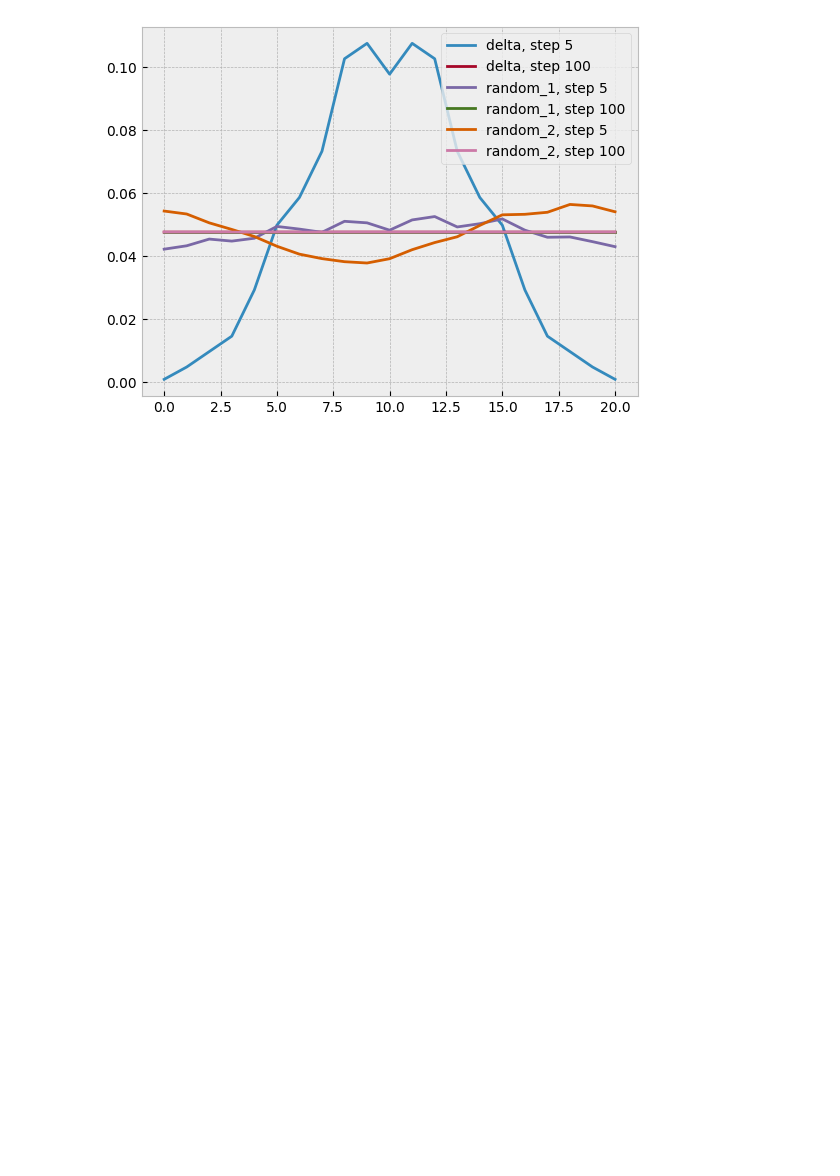
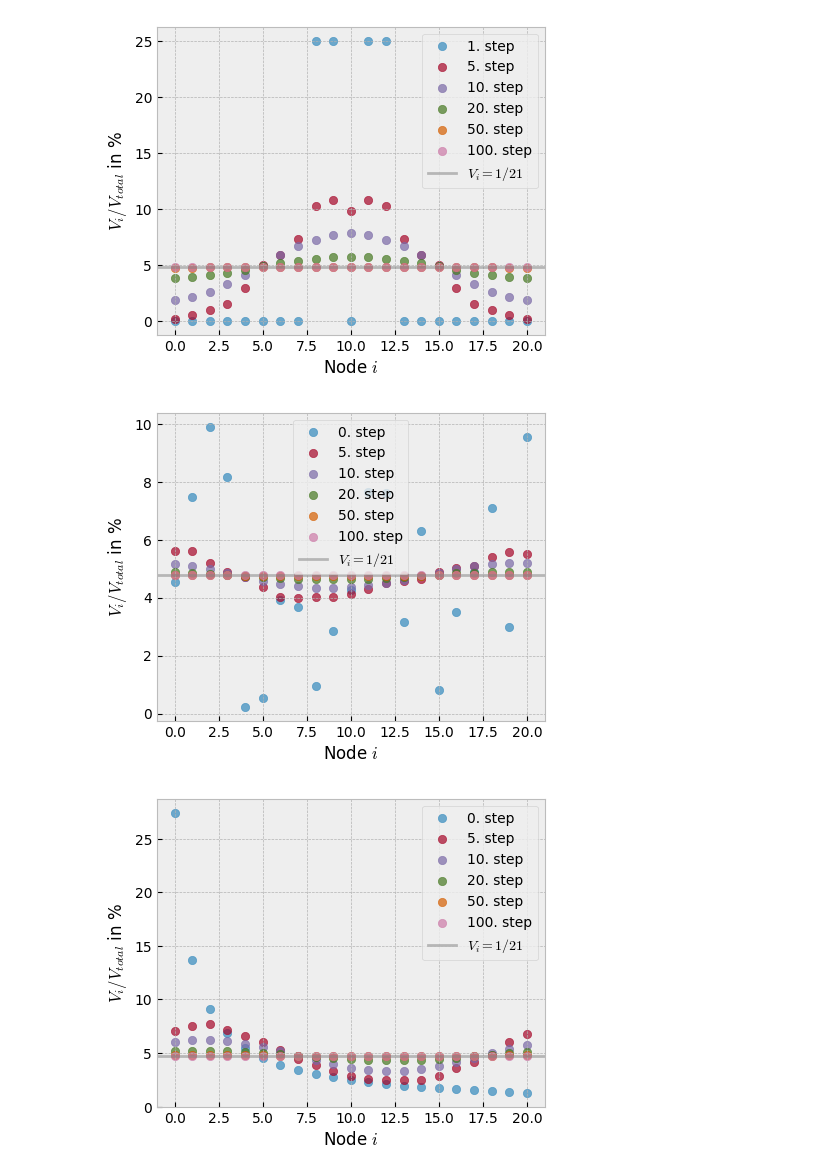
Before and after one commit to leonardlux/comp_phy_exam, a Jupyter notebook: problem_2/task_d.ipynb, the cells around one changed output. Cells and saved outputs as stored; diff of their text form; code cells hidden in the pictures; blank space fills up the shorter version.

```diff
--- a/problem_2/task_d.ipynb
+++ b/problem_2/task_d.ipynb
@@ -29,14 +32,31 @@ time_devs = {}
 
 for name, inital_state in inital_states.items():
     time_devs[name] = simulate(t_matrix,inital_state,steps)
-# %%
-i_start = 5
-i_end = 100
-for name, time_dev in time_devs.items():
-    plt.plot(time_dev[i_start],label=f"{name}, step {i_start}")
-    plt.plot(time_dev[i_end],label=f"{name}, step {i_end}")
-
-plt.legend()
-plt.show()
-# %% [output]
-[figure, removed]
+# %%
+def plot(time_development,filename,index=[0,5,10,20,50,100]):
+    x = list(range(nodes))
+    plt.figure(figsize=(5,4))
+    norm = np.sum(time_development[0])
+    for i in index:
+        plt.scatter(x,time_development[i]/norm*100,label=f"{i}. step",alpha=0.7)
+
+    plt.xlabel("Node $i$")
+    plt.ylabel("$V_i/V_{total} $ in %")
+    plt.axhline(100/21,label="$V_i= 1/21$",color="grey",alpha=0.5)
+    plt.legend()
+    plt.savefig(f"images/{filename}.pdf")
+# %%
+
+for name, time_dev in time_devs.items():
+    index=[0,5,10,20,50,100]
+    if name == "delta":
+        index[0]=1
+    plot(
+        time_dev,
+        filename=f"time_evo_{name}",
+        index = index,
+        )
+# %% [output]
+[figure, added]
+[figure, added]
+[figure, added]
```
Also changed, not shown: parts of 3 cells of this notebook, 4 other files.
